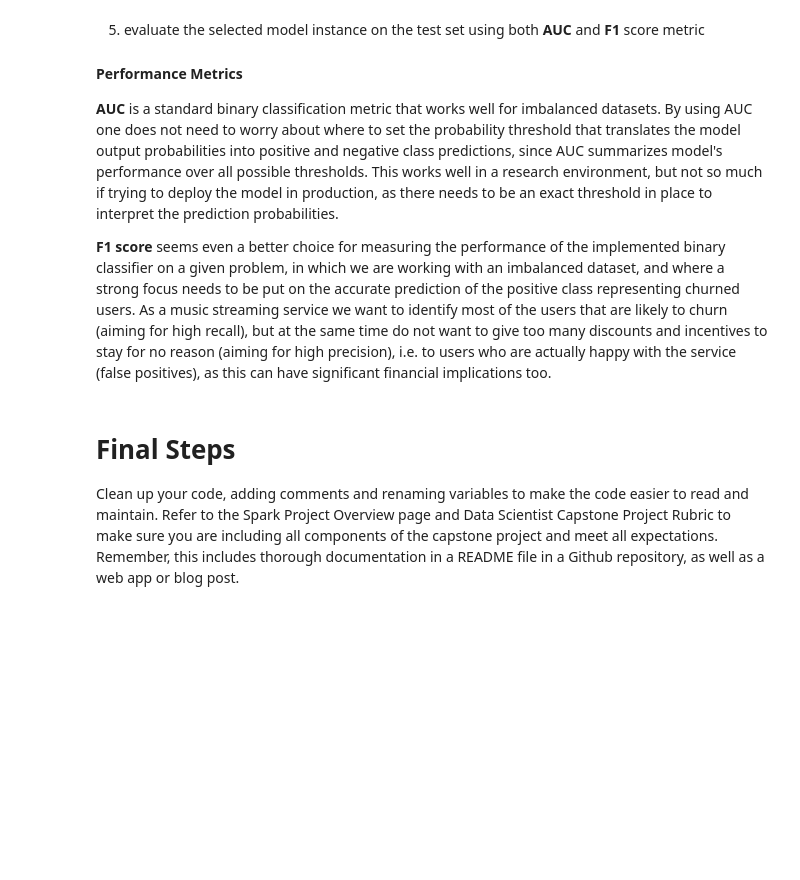
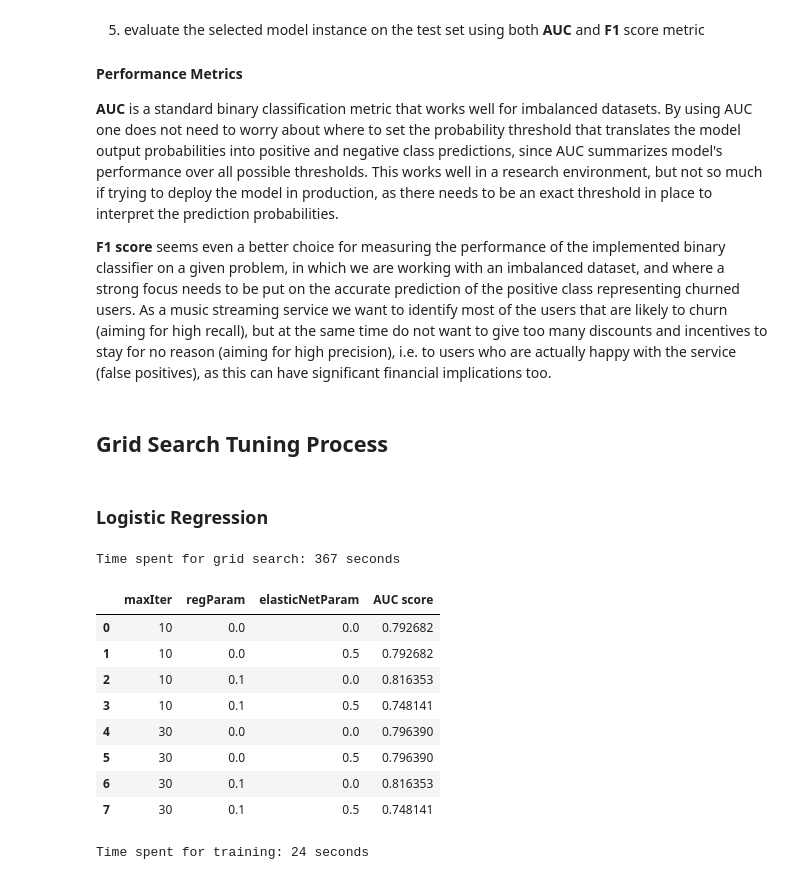
Before and after one commit to isakkabir/isakkabir-Customer-Churn-Prediction-Music-Streaming, a Jupyter notebook: Sparkify.ipynb, the cells around one changed output. Cells and saved outputs as stored; diff of their text form; code cells hidden in the pictures; blank space fills up the shorter version.

```diff
--- a/Sparkify.ipynb
+++ b/Sparkify.ipynb
@@ -1018,6 +1129,42 @@ For each defined binary classifier/pipeline we have carried out the following st
 **AUC** is a standard binary classification metric that works well for imbalanced datasets. By using AUC one does not need to worry about where to set the probability threshold that translates the model output probabilities into positive and negative class predictions, since AUC summarizes model's performance over all possible thresholds. This works well in a research environment, but not so much if trying to deploy the model in production, as there needs to be an exact threshold in place to interpret the prediction probabilities.
 
 **F1 score** seems even a better choice for measuring the performance of the implemented binary classifier on a given problem, in which we are working with an imbalanced dataset, and where a strong focus needs to be put on the accurate prediction of the positive class representing churned users. As a music streaming service we want to identify most of the users that are likely to churn (aiming for high recall), but at the same time do not want to give too many discounts and incentives to stay for no reason (aiming for high precision), i.e. to users who are actually happy with the service (false positives), as this can have significant financial implications too.
-# %% [markdown]
-# Final Steps
-Clean up your code, adding comments and renaming variables to make the code easier to read and maintain. Refer to the Spark Project Overview page and Data Scientist Capstone Project Rubric to make sure you are including all components of the capstone project and meet all expectations. Remember, this includes thorough documentation in a README file in a Github repository, as well as a web app or blog post.
+# %% [markdown]
+## Grid Search Tuning Process
+# %% [markdown]
+### Logistic Regression
+# %%
+# Perform the grid search by fitting the grid search object
+start = time.time()
+crossvalmodel_lr = crossval_lr.fit(train_plus_val)
+end = time.time()
+print(f'Time spent for grid search: {round(end-start)} seconds')
+
+# Store grid search results in a dataframe
+scores = crossvalmodel_lr.avgMetrics
+params = [{p.name: v for p, v in m.items()} for m in crossvalmodel_lr.getEstimatorParamMaps()]
+params_pd = pd.DataFrame(params)
+params_pd['AUC score'] = scores
+params_pd
+# %% [output]
+Time spent for grid search: 367 seconds
+|  | maxIter | regParam | elasticNetParam | AUC score |
+| 0 | 10 | 0.0 | 0.0 | 0.792682 |
+| 1 | 10 | 0.0 | 0.5 | 0.792682 |
+| 2 | 10 | 0.1 | 0.0 | 0.816353 |
+| 3 | 10 | 0.1 | 0.5 | 0.748141 |
+| 4 | 30 | 0.0 | 0.0 | 0.796390 |
+| 5 | 30 | 0.0 | 0.5 | 0.796390 |
+| 6 | 30 | 0.1 | 0.0 | 0.816353 |
+| 7 | 30 | 0.1 | 0.5 | 0.748141 |
+# %%
+# Retrain the classifier with the best performing parameters
+best_lr =  LogisticRegression(maxIter = 10, regParam = 0.0)
+pipeline_best_lr = Pipeline(stages = [numeric_assembler, scaler, total_assembler, best_lr])
+
+start = time.time()
+model_lr = pipeline_best_lr.fit(train_plus_val)
+end = time.time()
+print(f'Time spent for training: {round(end-start)} seconds')
+# %% [output]
+Time spent for training: 24 seconds
```
Also changed, not shown: parts of 42 cells of this notebook.
